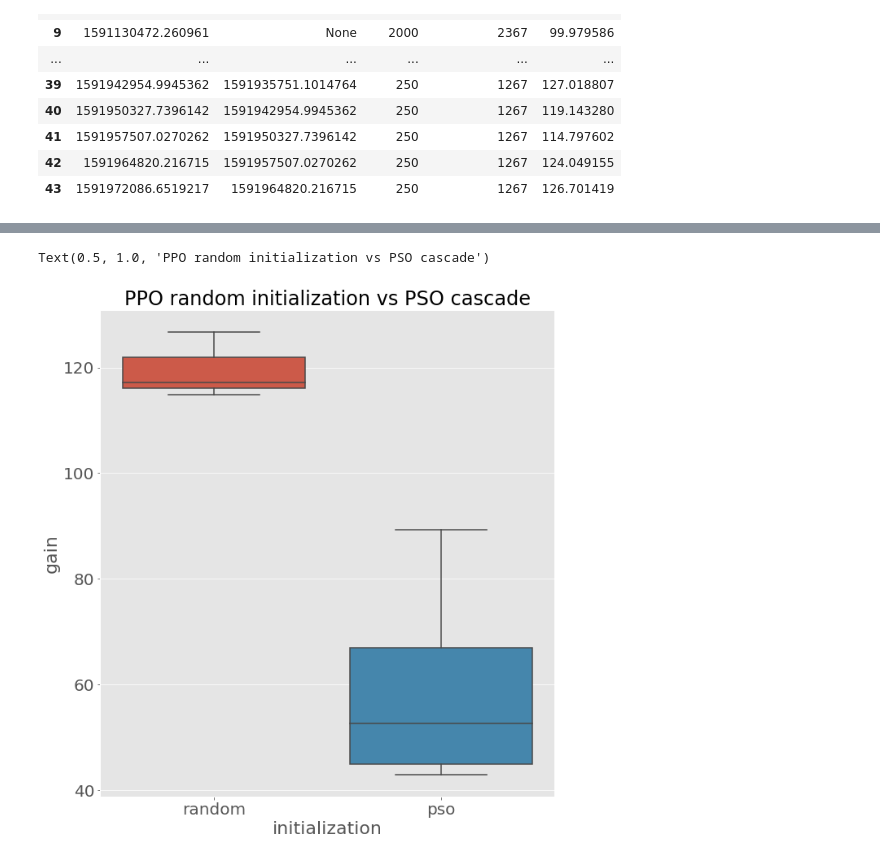
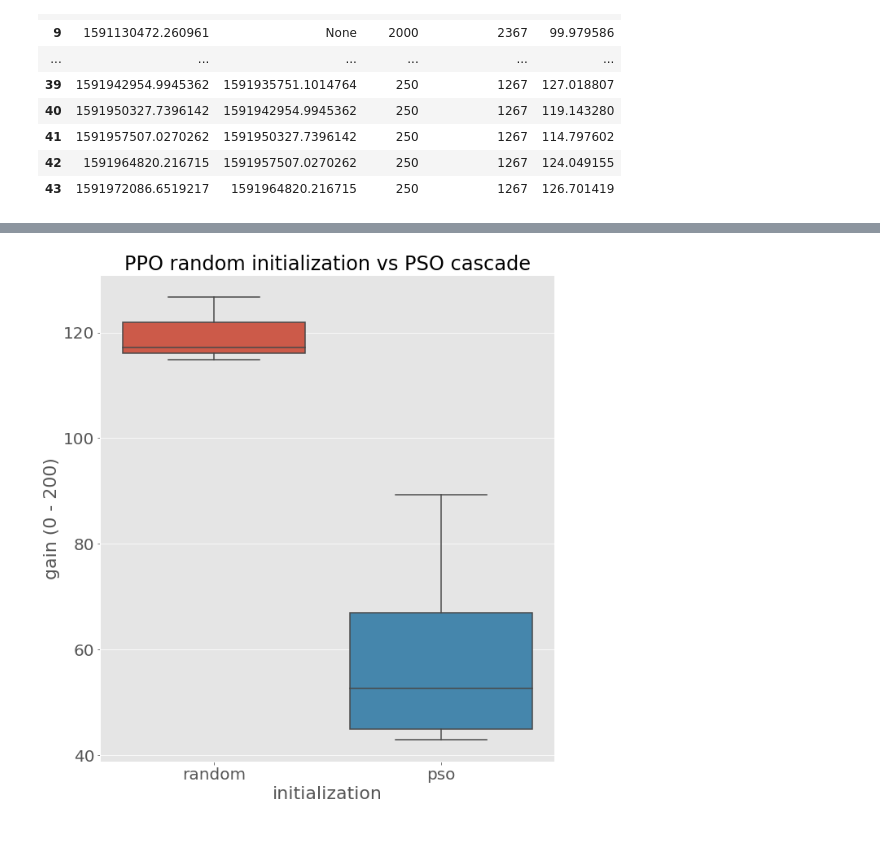
Before and after one commit to gabrielxzc/evoman-game-playing-competition-WCCI-2020, a Jupyter notebook: report_helper.ipynb, the cells around one changed output, grey strips where cells are left out. Drawn from its saved outputs; the diff is of its cells as text; code cells hidden in the pictures.

```diff
--- a/report_helper.ipynb
+++ b/report_helper.ipynb
@@ -268,15 +269,15 @@ fig.savefig('paper/images/ppo_2000_vs_3000_epochs.eps', format='eps')
 # %%
 cascade = pd.DataFrame([43.005925, 45.693536, 59.552746, 89.266536], columns=['gain'])
 ri = pd.DataFrame([117.224849, 114.915070, 126.701419, None], columns=['gain'])
 ri['initialization'] = 'random'
 cascade['initialization'] = 'pso'
 c = pd.merge(ri, cascade, how='outer')
 
 
 fig, ax = plt.subplots(figsize=(10, 11))
 _ = sns.boxplot(x='initialization', y='gain', data=c, ax=ax)
 _ = ax.set_title('PPO random initialization vs PSO cascade')
+_ = ax.set_ylabel('gain (0 - 200)')
 fig.savefig('paper/images/random_vs_pso_initialization.eps', format='eps')
 # %% [output]
-Text(0.5, 1.0, 'PPO random initialization vs PSO cascade')
-[figure, old version]
+[figure, new version]
```
Also changed, not shown: parts of 2 cells of this notebook, 9 other files.
